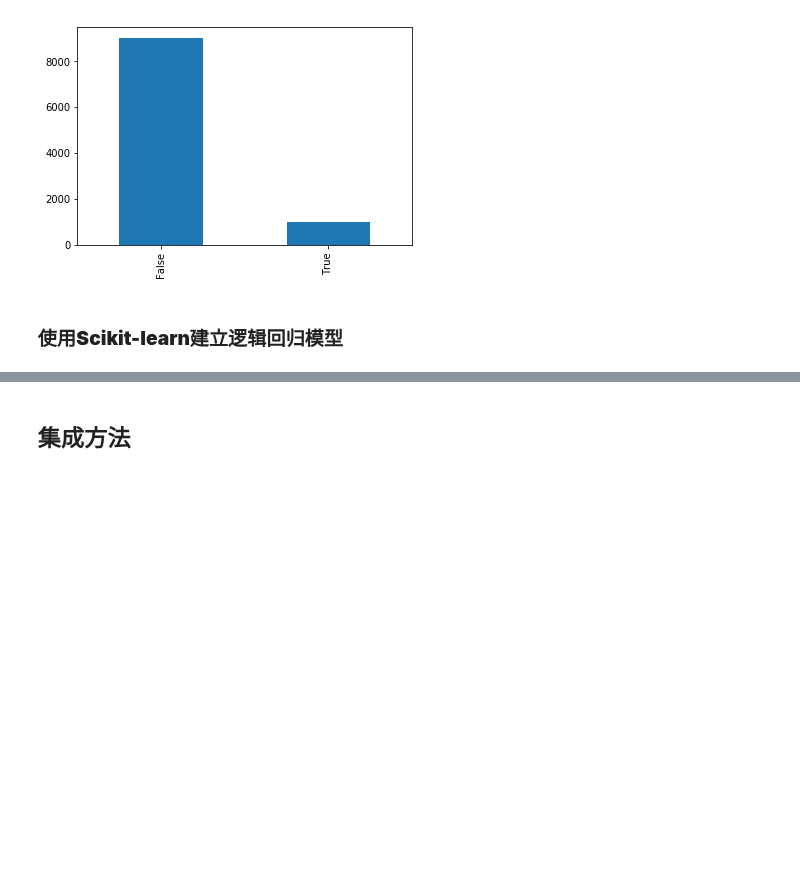
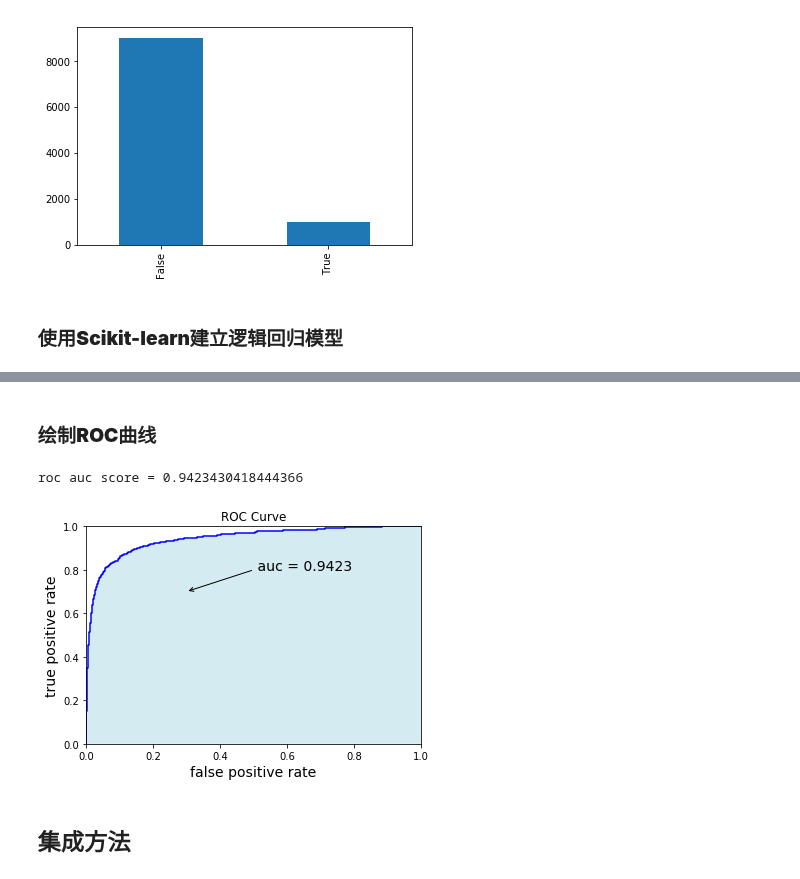
Before and after one commit to deepintomlf/mlfbook, a Jupyter notebook: Chapter2_Supervised_Learning/ensemble_model.ipynb, the cells around one changed output, grey strips where cells are left out. Cells and saved outputs as stored; diff of their text form; code cells hidden in the pictures; blank space fills up the shorter version.

```diff
--- a/Chapter2_Supervised_Learning/ensemble_model.ipynb
+++ b/Chapter2_Supervised_Learning/ensemble_model.ipynb
@@ -109,27 +140,26 @@ plt.savefig('binary_classfication_PR_curve.png')
+# %% [markdown]
+### **绘制ROC曲线**
 # %%
 from sklearn.metrics import roc_curve, roc_auc_score
-import matplotlib.pyplot as plt
 
-#fps, tps, thresholds = roc_curve(Y_test, y_test_prob_est[:,1])
-fps, tps, thresholds = roc_curve(Y_train, y_train_prob_est[:,1])
-roc_auc_score_train = roc_auc_score(Y_train, y_train_prob_est[:,1])
+fps, tps, thresholds = roc_curve(Y_test, y_test_prob_est[:,1])
+roc_auc_score_train = roc_auc_score(Y_test, y_test_prob_est[:,1])
 
 print('roc auc score = {}'.format(roc_auc_score_train))
 
 plt.plot(fps, tps, 'b')
 plt.xlabel('false positive rate', fontsize=14)
 plt.ylabel('true positive rate', fontsize=14)
 plt.title('ROC Curve')
 plt.axis([0, 1, 0, 1])
 plt.fill_between(fps, 0, tps, facecolor='lightblue', alpha=0.5)
-plt.text( 0.5, 0.8, 'roc auc score = '+str(round(roc_auc_score_train, 4)), fontsize=14)
-plt.annotate("",
-            xy=(0.3, 0.7), xycoords='data',
-            xytext=(0.5, 0.8), textcoords='data',
-            arrowprops=dict(arrowstyle="->",
-                            connectionstyle="arc3"),
-            )
+plt.text( 0.5, 0.8, ' auc = '+str(round(roc_auc_score_train, 4)), fontsize=14)
+plt.annotate("", xy=(0.3, 0.7), xycoords='data', xytext=(0.5, 0.8), textcoords='data',
+             arrowprops=dict(arrowstyle="->", connectionstyle="arc3"), )
 plt.savefig('binary_classification_ROC_curve.png')
+# %% [output]
+roc auc score = 0.9423430418444366
+[figure, added]
 # %% [markdown]
 ## **集成方法**
 # %%
```
Also changed, not shown: parts of 17 cells of this notebook.
